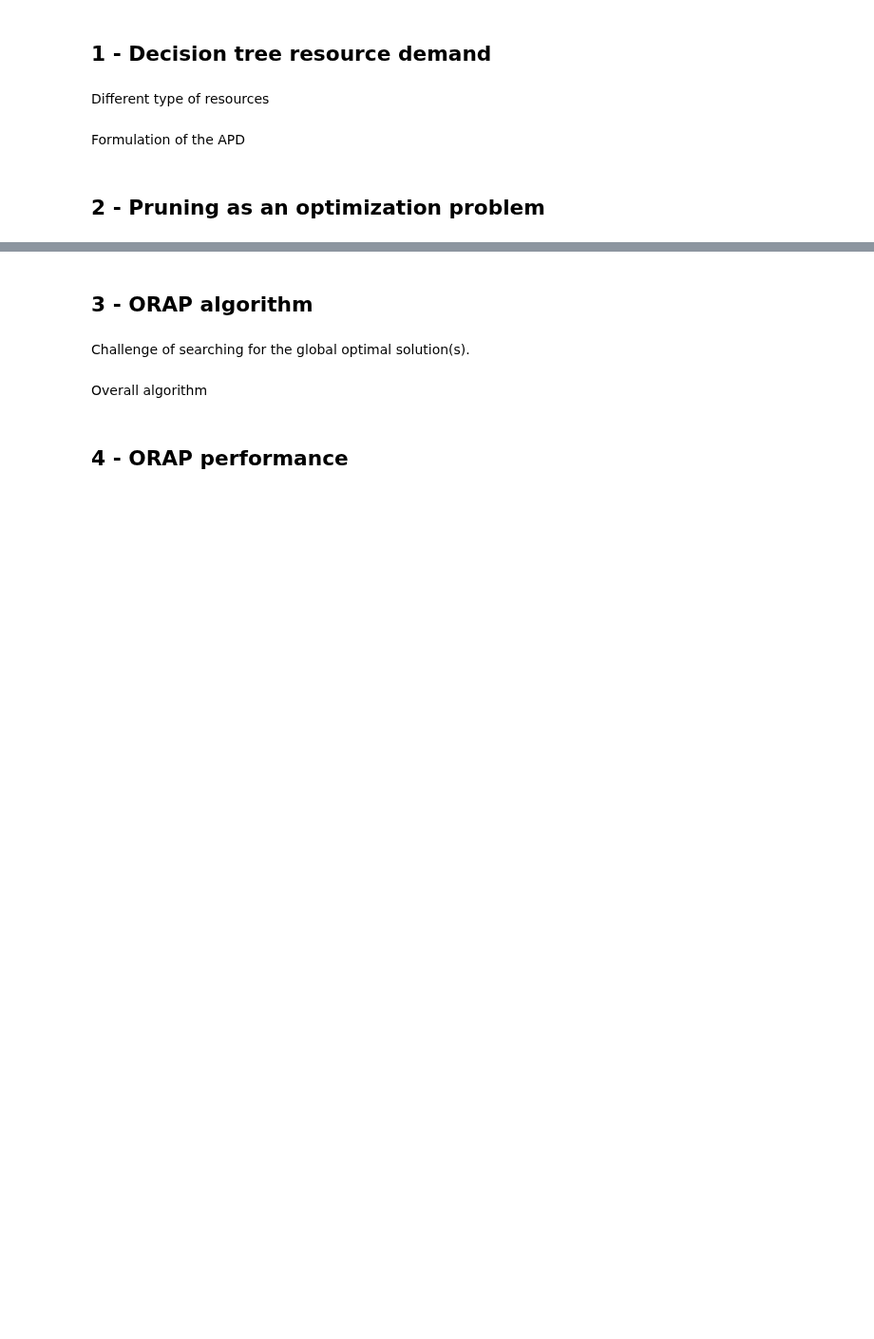
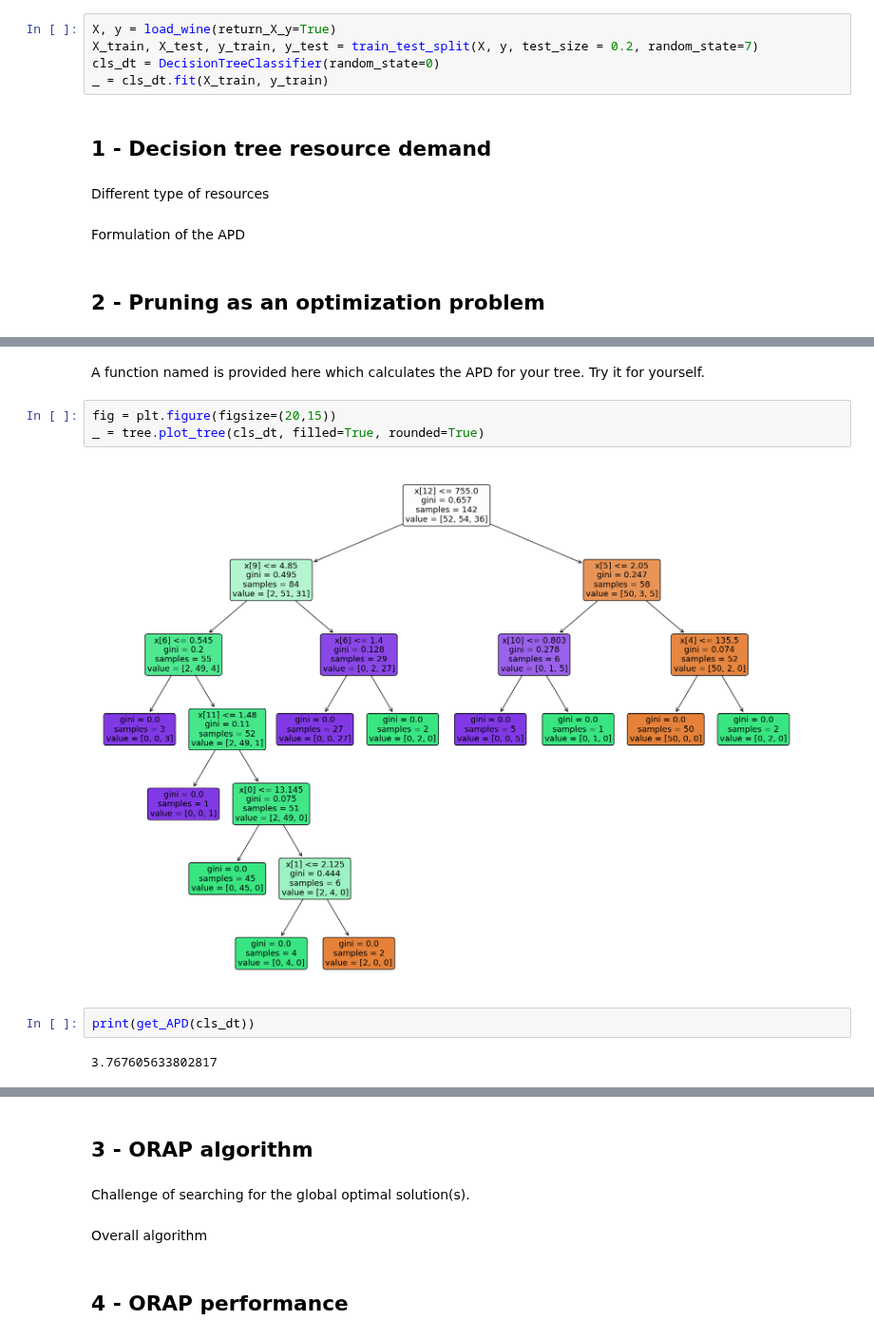
Before and after one commit to masoudinejad/dt_pruning, a Jupyter notebook: orap.ipynb, the cells around one changed output, grey strips where cells are left out. Shown at 95% size. Saved outputs shown, nothing was run; the diff lists cells and outputs as text; blank space fills up the shorter version.

Commit message:
add get APD of a tree

```diff
--- a/orap.ipynb
+++ b/orap.ipynb
@@ -12,3 +21,8 @@ In this session you will see:
+# %%
+X, y = load_wine(return_X_y=True)
+X_train, X_test, y_train, y_test = train_test_split(X, y, test_size = 0.2, random_state=7)
+cls_dt = DecisionTreeClassifier(random_state=0)
+_ = cls_dt.fit(X_train, y_train)
 # %% [markdown]
 <a name="1"></a>
 ## 1 - Decision tree resource demand
@@ -47,6 +61,17 @@ A(T) = \frac{1}{\left|\sigma\right|}\sum\limits_{\forall n \in T}(\sigma(n))
 $$
 
 This simpler form of APD requires summing the number of samples in each inner-node within the tree (or branch). Since the number of total samples in a tree does not change during the pruning, it is easier to remove the denominator and use the absolute value for the APD evaluation.
+# %% [markdown]
+A function named is provided here which calculates the APD for your tree. Try it for yourself.
+# %%
+fig = plt.figure(figsize=(20,15))
+_ = tree.plot_tree(cls_dt, filled=True, rounded=True)
+# %% [output]
+[figure, added]
+# %%
+print(get_APD(cls_dt))
+# %% [output]
+3.767605633802817
 # %% [markdown]
 <a name="2.2"></a>
 ## 2.2 - Benefit of using APD
```
Also changed, not shown: parts of 4 cells of this notebook, 3 other files.
